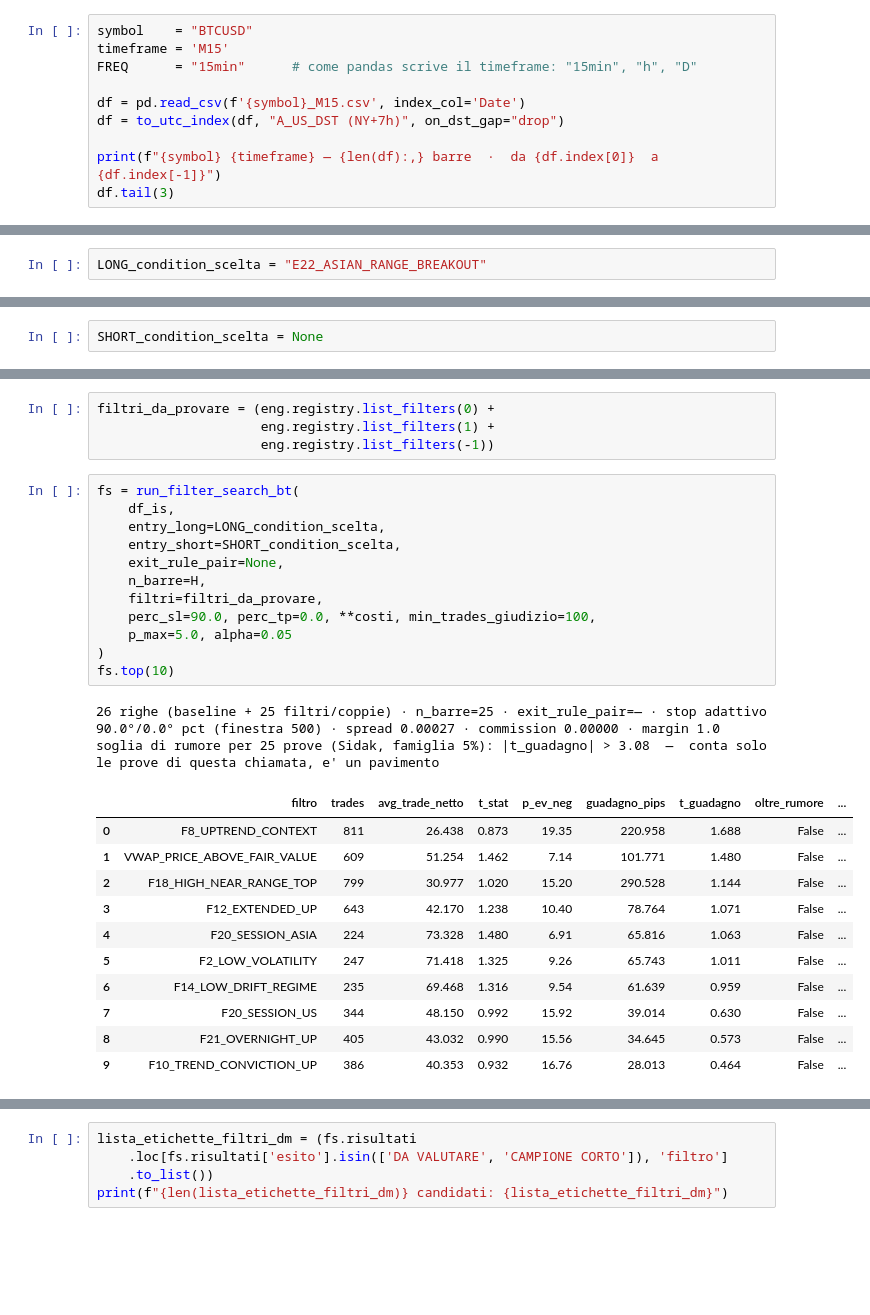
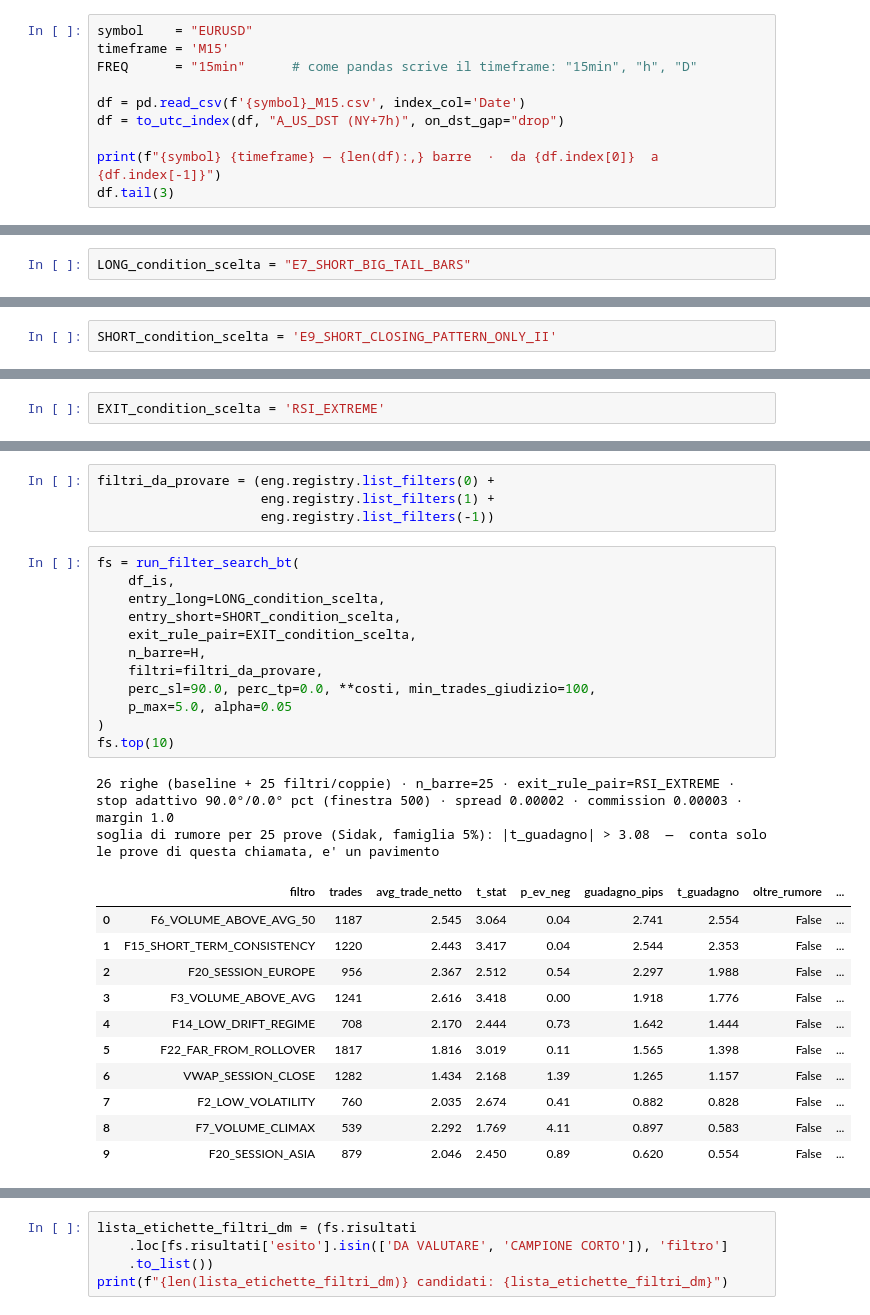
Before and after one commit to matti410/Trading-System-Creator_V4, a Jupyter notebook: Trading_Grid_Search_v4_backtesting.ipynb, the cells around one changed output, grey strips where cells are left out. Cells and saved outputs as stored; diff of their text form; blank space fills up the shorter version.

```diff
--- a/Trading_Grid_Search_v4_backtesting.ipynb
+++ b/Trading_Grid_Search_v4_backtesting.ipynb
@@ -84,7 +84,7 @@ Scarica le candele da MetaTrader 5.
 
 **Parametri che puoi cambiare:** strumento, timeframe, periodo storico.
 # %%
-symbol    = "BTCUSD"
+symbol    = "EURUSD"
 timeframe = 'M15'
 FREQ      = "15min"      # come pandas scrive il timeframe: "15min", "h", "D"
 
@@ -393,5 +382,5 @@ ev.sintesi[ev.sintesi['direction'] == 1][['candidato', 'picco_pips',
 # %%
-LONG_condition_scelta = "E22_ASIAN_RANGE_BREAKOUT"
+LONG_condition_scelta = "E7_SHORT_BIG_TAIL_BARS"
 # %% [markdown]
 ### SHORT side
 # %%
@@ -409,5 +398,5 @@ ev.sintesi[ev.sintesi['direction'] == -1][['candidato', 'picco_pips',
 # %%
-SHORT_condition_scelta = None
+SHORT_condition_scelta = 'E9_SHORT_CLOSING_PATTERN_ONLY_II'
 # %%
 ev.diagnosi()
 # %% [output]
@@ -512,3 +504,5 @@ es.top().iloc[2][0]
+# %%
+EXIT_condition_scelta = 'RSI_EXTREME'
 # %% [markdown]
 # SESSIONE 3
 
@@ -544,28 +538,28 @@ filtri_da_provare = (eng.registry.list_filters(0) +
 # %%
 fs = run_filter_search_bt(
     df_is,
     entry_long=LONG_condition_scelta,
     entry_short=SHORT_condition_scelta,
-    exit_rule_pair=None,
+    exit_rule_pair=EXIT_condition_scelta,
     n_barre=H,
     filtri=filtri_da_provare,
     perc_sl=90.0, perc_tp=0.0, **costi, min_trades_giudizio=100,
     p_max=5.0, alpha=0.05
 )
 fs.top(10)
 # %% [output]
-26 righe (baseline + 25 filtri/coppie) · n_barre=25 · exit_rule_pair=— · stop adattivo 90.0°/0.0° pct (finestra 500) · spread 0.00027 · commission 0.00000 · margin 1.0
+26 righe (baseline + 25 filtri/coppie) · n_barre=25 · exit_rule_pair=RSI_EXTREME · stop adattivo 90.0°/0.0° pct (finestra 500) · spread 0.00002 · commission 0.00003 · margin 1.0
 soglia di rumore per 25 prove (Sidak, famiglia 5%): |t_guadagno| > 3.08  —  conta solo le prove di questa chiamata, e' un pavimento
 |  | filtro | trades | avg_trade_netto | t_stat | p_ev_neg | guadagno_pips | t_guadagno | oltre_rumore | ... |
-| 0 | F8_UPTREND_CONTEXT | 811 | 26.438 | 0.873 | 19.35 | 220.958 | 1.688 | False | ... |
-| 1 | VWAP_PRICE_ABOVE_FAIR_VALUE | 609 | 51.254 | 1.462 | 7.14 | 101.771 | 1.480 | False | ... |
-| 2 | F18_HIGH_NEAR_RANGE_TOP | 799 | 30.977 | 1.020 | 15.20 | 290.528 | 1.144 | False | ... |
-| 3 | F12_EXTENDED_UP | 643 | 42.170 | 1.238 | 10.40 | 78.764 | 1.071 | False | ... |
-| 4 | F20_SESSION_ASIA | 224 | 73.328 | 1.480 | 6.91 | 65.816 | 1.063 | False | ... |
-| 5 | F2_LOW_VOLATILITY | 247 | 71.418 | 1.325 | 9.26 | 65.743 | 1.011 | False | ... |
-| 6 | F14_LOW_DRIFT_REGIME | 235 | 69.468 | 1.316 | 9.54 | 61.639 | 0.959 | False | ... |
-| 7 | F20_SESSION_US | 344 | 48.150 | 0.992 | 15.92 | 39.014 | 0.630 | False | ... |
-| 8 | F21_OVERNIGHT_UP | 405 | 43.032 | 0.990 | 15.56 | 34.645 | 0.573 | False | ... |
-| 9 | F10_TREND_CONVICTION_UP | 386 | 40.353 | 0.932 | 16.76 | 28.013 | 0.464 | False | ... |
+| 0 | F6_VOLUME_ABOVE_AVG_50 | 1187 | 2.545 | 3.064 | 0.04 | 2.741 | 2.554 | False | ... |
+| 1 | F15_SHORT_TERM_CONSISTENCY | 1220 | 2.443 | 3.417 | 0.04 | 2.544 | 2.353 | False | ... |
+| 2 | F20_SESSION_EUROPE | 956 | 2.367 | 2.512 | 0.54 | 2.297 | 1.988 | False | ... |
+| 3 | F3_VOLUME_ABOVE_AVG | 1241 | 2.616 | 3.418 | 0.00 | 1.918 | 1.776 | False | ... |
+| 4 | F14_LOW_DRIFT_REGIME | 708 | 2.170 | 2.444 | 0.73 | 1.642 | 1.444 | False | ... |
+| 5 | F22_FAR_FROM_ROLLOVER | 1817 | 1.816 | 3.019 | 0.11 | 1.565 | 1.398 | False | ... |
+| 6 | VWAP_SESSION_CLOSE | 1282 | 1.434 | 2.168 | 1.39 | 1.265 | 1.157 | False | ... |
+| 7 | F2_LOW_VOLATILITY | 760 | 2.035 | 2.674 | 0.41 | 0.882 | 0.828 | False | ... |
+| 8 | F7_VOLUME_CLIMAX | 539 | 2.292 | 1.769 | 4.11 | 0.897 | 0.583 | False | ... |
+| 9 | F20_SESSION_ASIA | 879 | 2.046 | 2.450 | 0.89 | 0.620 | 0.554 | False | ... |
 # %%
 #fs.scheda()                      # la baseline
```
Also changed, not shown: parts of 25 cells of this notebook.
